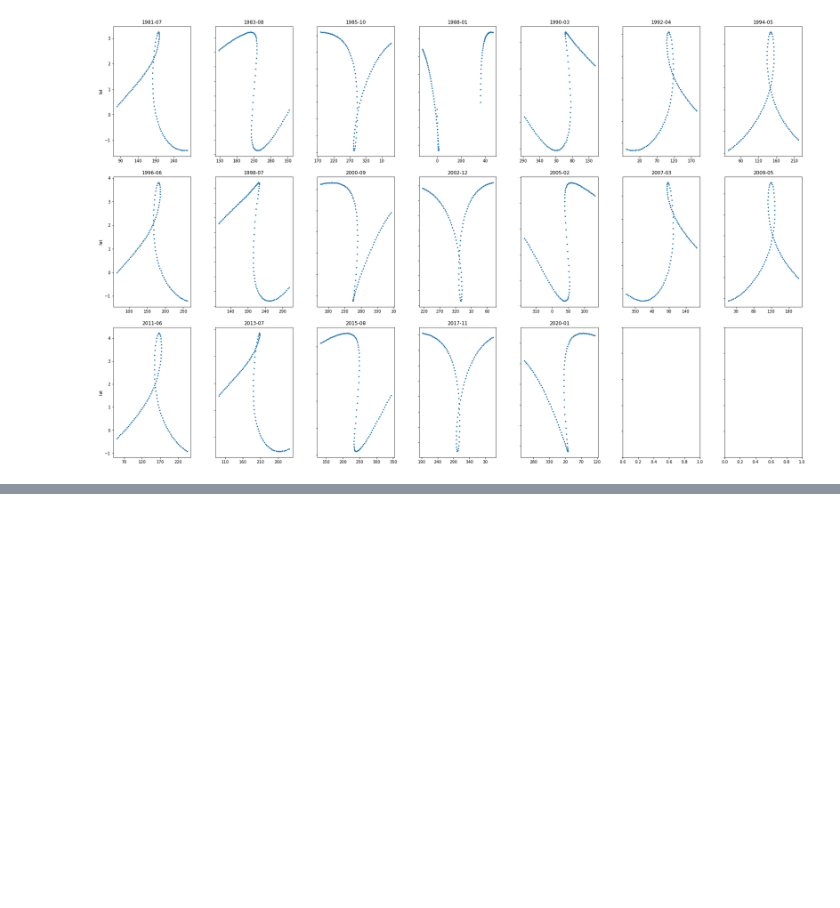
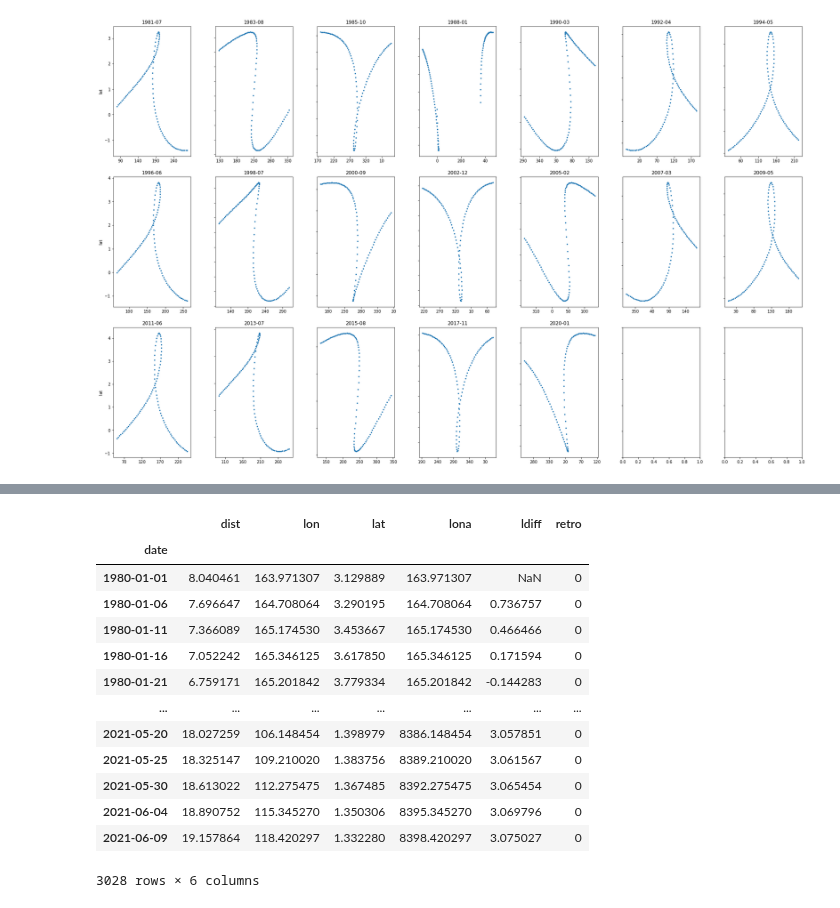
Before and after one commit to suchakr/cahc-utils, a Jupyter notebook: jyotisha/mars_retro.ipynb, the cells around one changed output, grey strips where cells are left out. Saved outputs shown, nothing was run; the diff lists cells and outputs as text; code cells hidden in the pictures; blank space fills up the shorter version.

```diff
--- a/jyotisha/mars_retro.ipynb
+++ b/jyotisha/mars_retro.ipynb
@@ -142,0 +181,18 @@ Sun Nov 14 11:19:47 IST 2021
+# %%
+
+mr
+# %% [output]
+|  | dist | lon | lat | lona | ldiff | retro |
+| date |  |  |  |  |  |  |
+| 1980-01-01 | 8.040461 | 163.971307 | 3.129889 | 163.971307 | NaN | 0 |
+| 1980-01-06 | 7.696647 | 164.708064 | 3.290195 | 164.708064 | 0.736757 | 0 |
+| 1980-01-11 | 7.366089 | 165.174530 | 3.453667 | 165.174530 | 0.466466 | 0 |
+| 1980-01-16 | 7.052242 | 165.346125 | 3.617850 | 165.346125 | 0.171594 | 0 |
+| 1980-01-21 | 6.759171 | 165.201842 | 3.779334 | 165.201842 | -0.144283 | 0 |
+| ... | ... | ... | ... | ... | ... | ... |
+| 2021-05-20 | 18.027259 | 106.148454 | 1.398979 | 8386.148454 | 3.057851 | 0 |
+| 2021-05-25 | 18.325147 | 109.210020 | 1.383756 | 8389.210020 | 3.061567 | 0 |
+| 2021-05-30 | 18.613022 | 112.275475 | 1.367485 | 8392.275475 | 3.065454 | 0 |
+| 2021-06-04 | 18.890752 | 115.345270 | 1.350306 | 8395.345270 | 3.069796 | 0 |
+| 2021-06-09 | 19.157864 | 118.420297 | 1.332280 | 8398.420297 | 3.075027 | 0 |
+3028 rows × 6 columns
```
Also changed, not shown: parts of 13 cells of this notebook, 14 other files.
